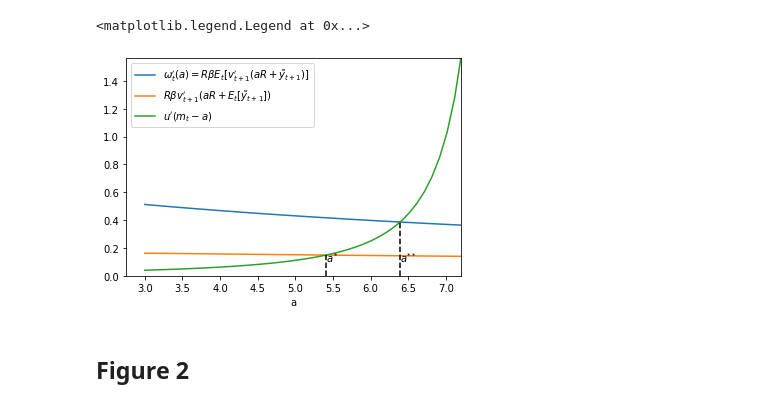
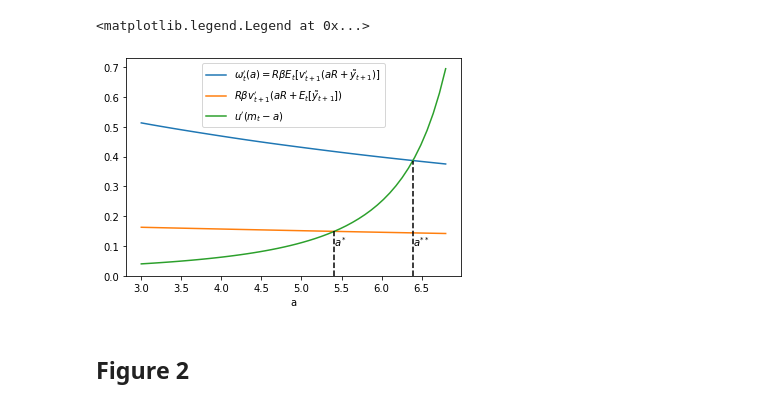
Before and after one commit to llorracc/Jupyter, a Jupyter notebook: notebooks/Palgrave-Precautionary.ipynb, the cells around one changed output. Drawn from its saved outputs; the diff is of its cells as text; code cells hidden in the pictures.

```diff
--- a/notebooks/Palgrave-Precautionary.ipynb
+++ b/notebooks/Palgrave-Precautionary.ipynb
@@ -81,7 +111,7 @@ def approxOmegaP(agent):
 
 m = 8
 a_min = 3
-a_grid = np.linspace(a_min, m*0.99, 50)
+a_grid = np.linspace(a_min, m*0.85, 50)
 
 # Approximate omega with and without uncertainty
 omegaP_uncert = approxOmegaP(IndShockConsumer)
@@ -92,35 +122,33 @@ a_star1 = root_scalar(lambda a: omegaP_PF(a) - uP(PFConsumer, m - a),
                       bracket = [a_min, m-0.01]).root
 a_star2 = root_scalar(lambda a: omegaP_uncert(a) - uP(IndShockConsumer, m - a),
                       bracket = [a_min, m-0.01]).root
 
 # Line labels
 lab1 = '$\omega_t\'(a) = R \\beta E_t [v_{t+1}\'(aR + \\tilde{y}_{t+1})]$'
 lab2 = '$R \\beta v_{t+1}\'(aR + E_t[\\tilde{y}_{t+1}])$'
 lab3 = '$u\'(m_t-a)$'
 
 # Main lines
 
 # Omega uncertainty
 plt.figure()
 plt.plot(a_grid, omegaP_uncert(a_grid), label = lab1)
 # Omega Perfect foresight
 plt.plot(a_grid, omegaP_PF(a_grid), label = lab2)
 # Marginal utility
 plt.plot(a_grid, uP(IndShockConsumer, m - a_grid), label = lab3)
 
 # Intersection lines
 plt.plot([a_star1,a_star1],[0,uP(PFConsumer, m - a_star1)],'k--')
 plt.text(a_star1,0.1, '$a^*$')
 plt.plot([a_star2,a_star2],[0,uP(IndShockConsumer, m - a_star2)],'k--')
 plt.text(a_star2,0.1, '$a^{**}$')
 
 plt.ylim(bottom = 0)
-plt.xlim(right = m*0.9)
-plt.ylim(top = uP(PFConsumer, m - m*0.9))
 plt.xlabel('a')
 plt.legend()
 # %% [output]
 <matplotlib.legend.Legend at 0x...>
-[figure, old version]
+[figure, new version]
 # %% [markdown]
 ## Figure 2
```
Also changed, not shown: parts of 5 cells of this notebook, 1 other file.
